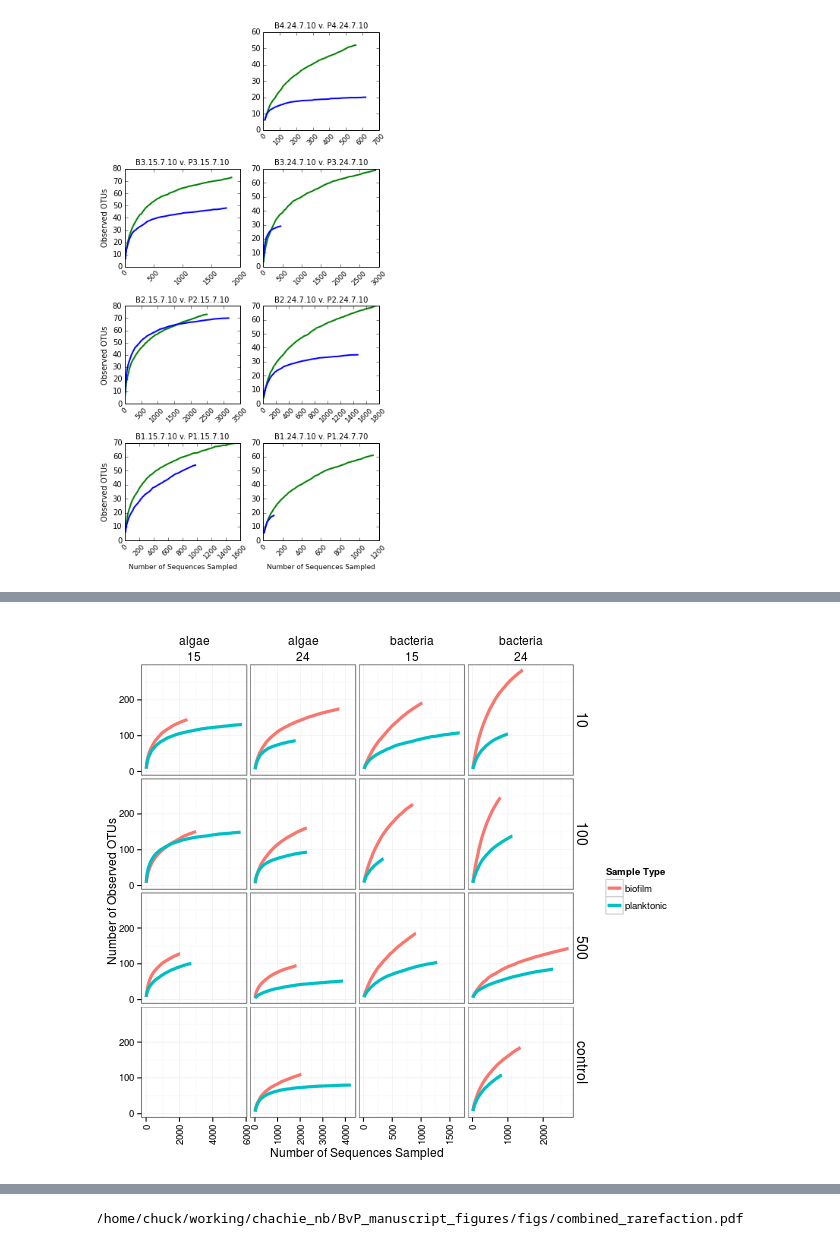
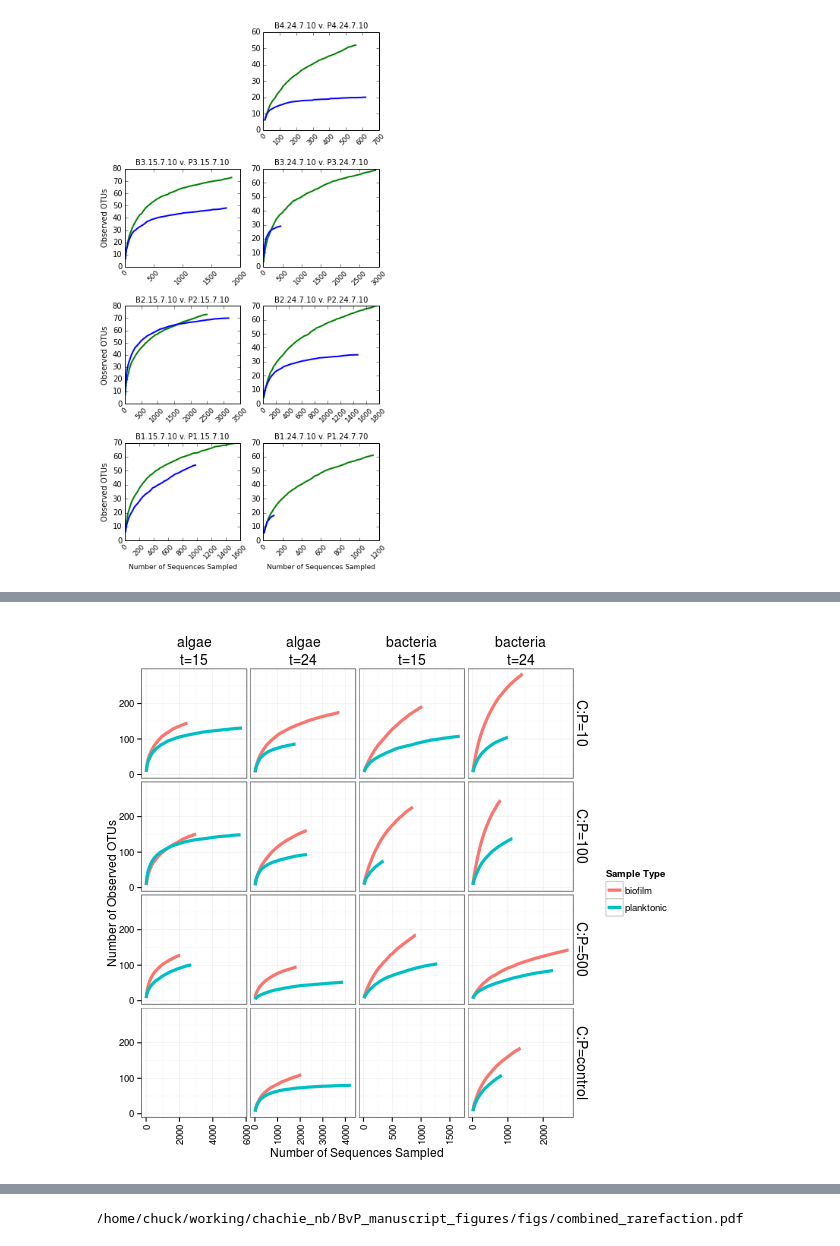
Before and after one commit to chuckpr/BvP_manuscript_figures, a Jupyter notebook: rarefaction_curves.ipynb, the cells around one changed output, grey strips where cells are left out. Saved outputs shown, nothing was run; the diff lists cells and outputs as text; code cells hidden in the pictures.

Commit message:
annotations for strip text

```diff
--- a/rarefaction_curves.ipynb
+++ b/rarefaction_curves.ipynb
@@ -175,19 +175,21 @@ print(head(df.both))
 # %%
 %%R -w 600 -h 550
 library(ggplot2)
 df.both$x = as.numeric(df.both$x)
 df.both$y = as.numeric(df.both$y)
 df.both$EnvironmentType = as.factor(df.both$EnvironmentType)
+df.both$Date.strip=paste("t=",df.both$Date,sep="")
+df.both$CarbonToPhosphorous.strip = paste("C:P=",df.both$CarbonToPhosphorous,sep="")
 p = ggplot(df.both, aes(x = x, y = y)) + geom_line(aes(color = EnvironmentType), size=1.5)
-p = p + facet_grid(CarbonToPhosphorous ~ libraryType + Date, scales = "free_x")
+p = p + facet_grid(CarbonToPhosphorous.strip ~ libraryType + Date.strip, scales = "free_x")
 p = p + xlab("Number of Sequences Sampled")
 p = p + ylab("Number of Observed OTUs")
 p = p + theme_bw()
 p = p + theme(axis.text.x = element_text(angle = 90, vjust = 0.5, hjust = 1),
-              strip.text.x = element_text(size = 12),
+              strip.text.x = element_text(size = 14),
               strip.text.y = element_text(size = 14),
               strip.background = element_blank())
 p = p + labs(color = "Sample Type")
 p
 # %% [output]
-[figure, old version]
+[figure, new version]
```
Also changed, not shown: parts of 1 cell of this notebook, 1 other file.
